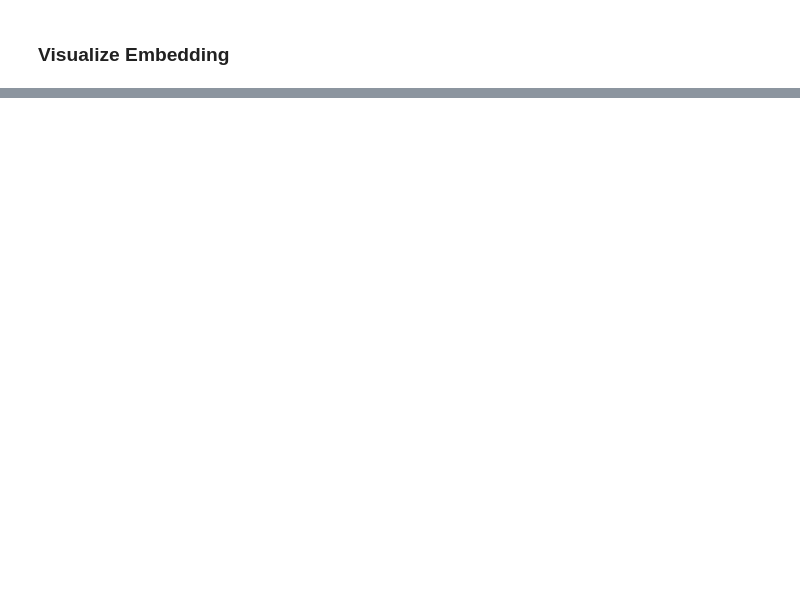
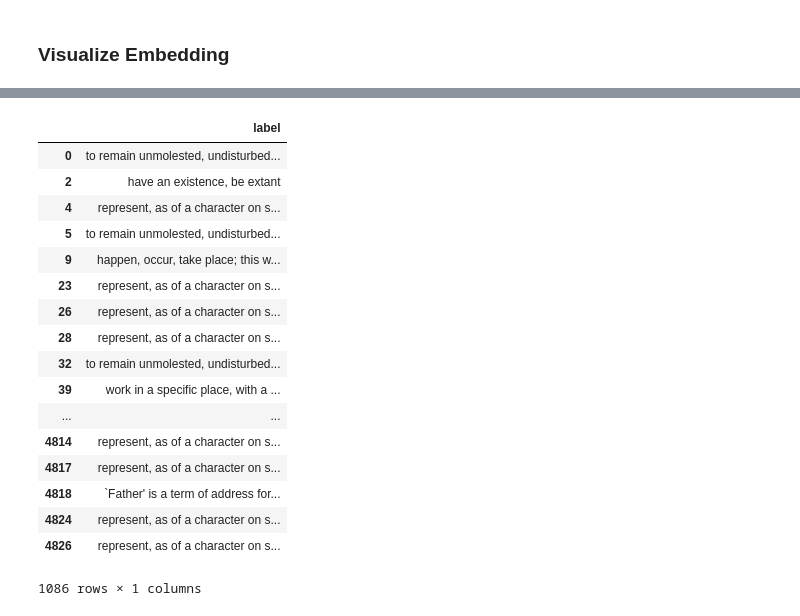
Before and after one commit to rifkiaputri/Relation-Aligner, a Jupyter notebook: plot_results.ipynb, the cells around one changed output, grey strips where cells are left out. Cells and saved outputs as stored; diff of their text form; code cells hidden in the pictures; blank space fills up the shorter version.

```diff
--- a/plot_results.ipynb
+++ b/plot_results.ipynb
@@ -69,3 +66,24 @@ rel_label.to_csv('predict/loss_1/unique_rel_list.tsv', sep='\t')
+# %%
+rel_label_unique
+# %% [output]
+|  | label |
+| 0 | to remain unmolested, undisturbed... |
+| 2 | have an existence, be extant |
+| 4 | represent, as of a character on s... |
+| 5 | to remain unmolested, undisturbed... |
+| 9 | happen, occur, take place; this w... |
+| 23 | represent, as of a character on s... |
+| 26 | represent, as of a character on s... |
+| 28 | represent, as of a character on s... |
+| 32 | to remain unmolested, undisturbed... |
+| 39 | work in a specific place, with a ... |
+| ... | ... |
+| 4814 | represent, as of a character on s... |
+| 4817 | represent, as of a character on s... |
+| 4818 | `Father' is a term of address for... |
+| 4824 | represent, as of a character on s... |
+| 4826 | represent, as of a character on s... |
+1086 rows × 1 columns
 # %%
 vector_x = []
 vector_y = []
```
Also changed, not shown: parts of 24 cells of this notebook, 5 other files.
